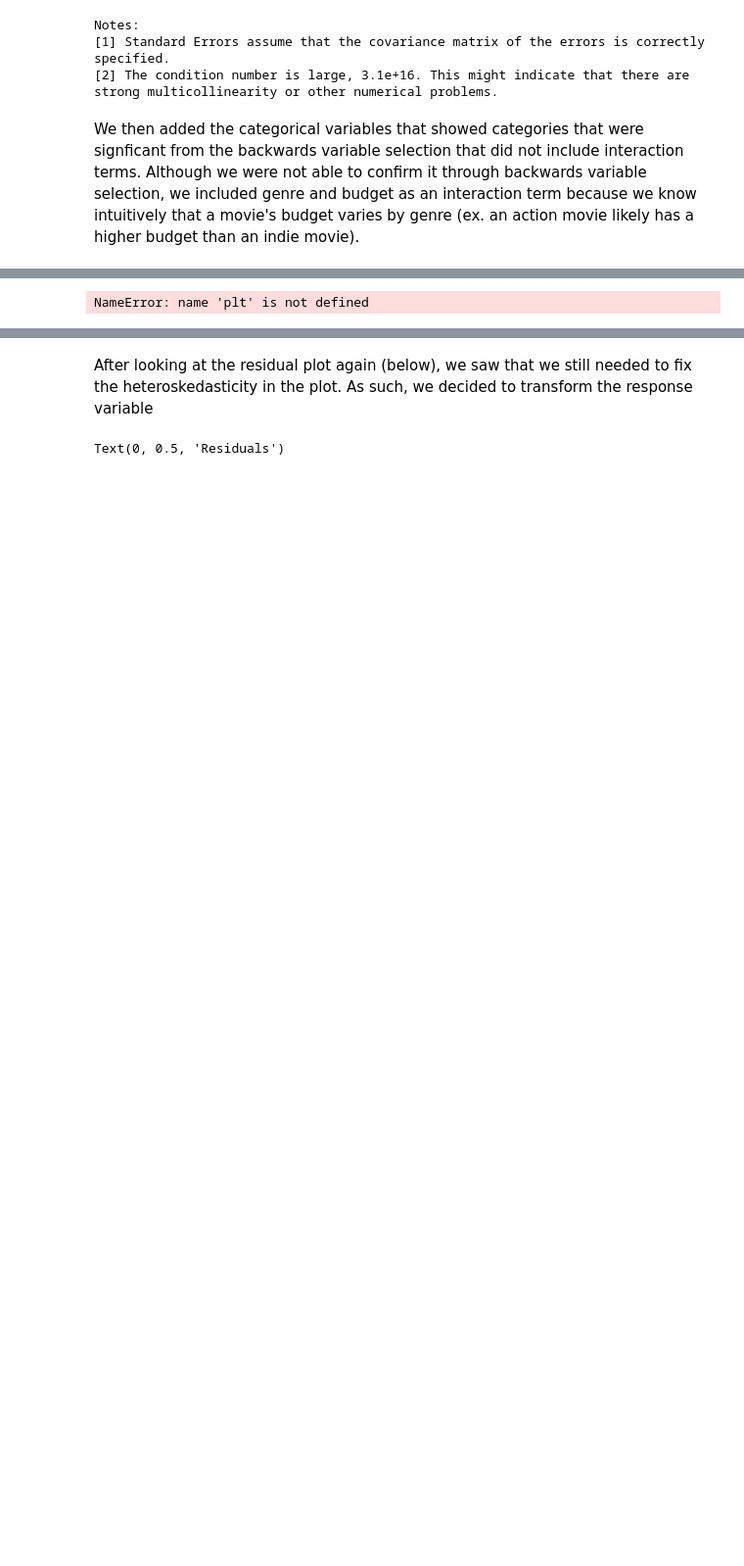
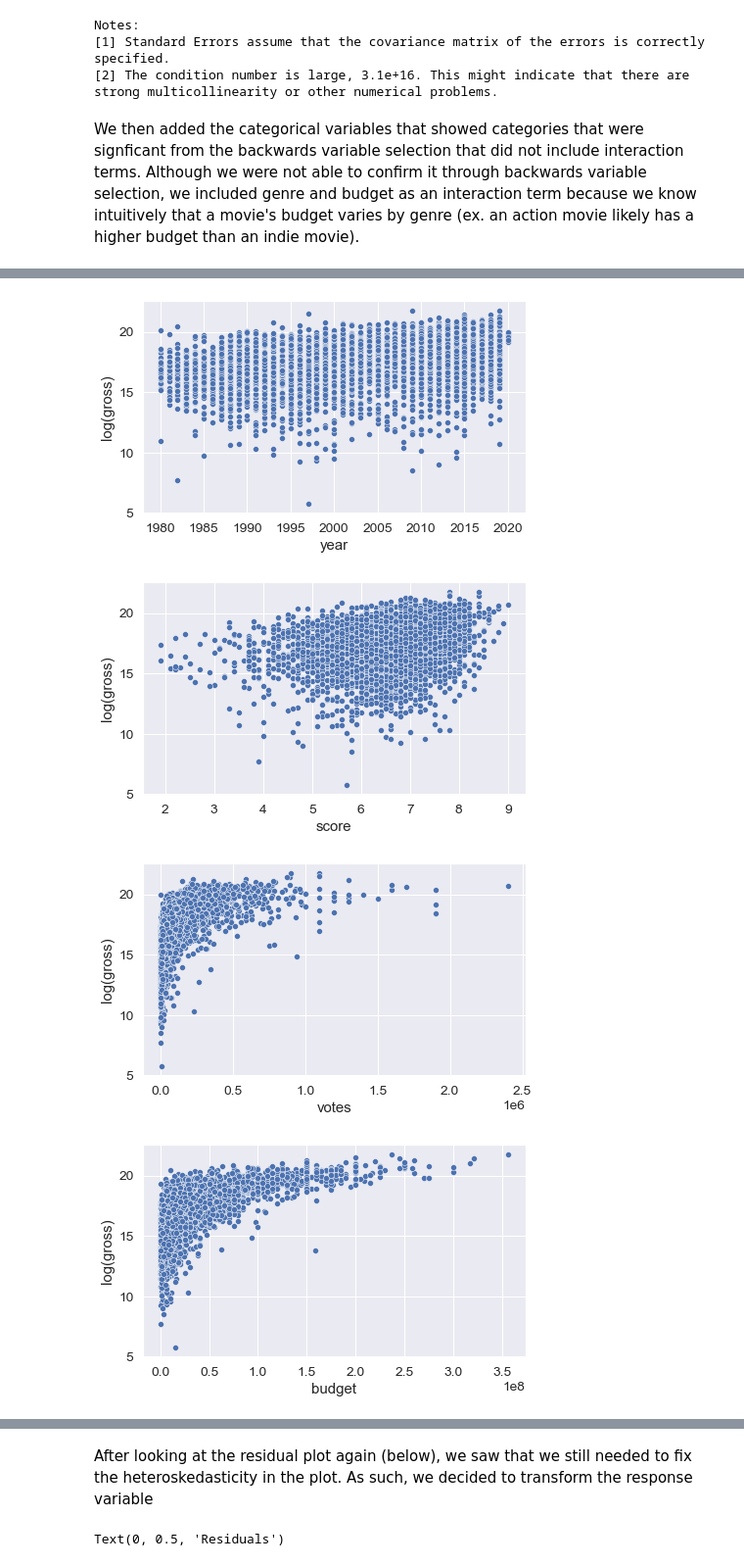
Before and after one commit to isabelgabrielaknight/final-project-303-2, a Jupyter notebook: MarkdownMasters_code.ipynb, the cells around one changed output, grey strips where cells are left out. Shown at 98% size. Saved outputs shown, nothing was run; the diff lists cells and outputs as text; code cells hidden in the pictures; blank space fills up the shorter version.

```diff
--- a/MarkdownMasters_code.ipynb
+++ b/MarkdownMasters_code.ipynb
@@ -763,11 +794,14 @@ model_log.summary()
 # %%
 # looking at relationship between the numeric predictors and the TRANSFORMED response to see if any transformation terms need to be added
 cols = ['year','score','votes','budget','runtime']
 for col in cols:
     plt.rcParams["figure.figsize"] = (7,4)
     sns.set(font_scale=1.25)
-    sns.scatterplot(x = col, y = np.log(train.gross), data = train)
+    sns.scatterplot(x = col, y = np.log(train.gross), data = train_filtered)
     plt.ylabel('log(gross)')
     plt.show()
 # %% [output]
-NameError: name 'plt' is not defined
+[figure, added]
+[figure, added]
+[figure, added]
+[figure, added]
```
Also changed, not shown: parts of 19 cells of this notebook, 1 other file.
